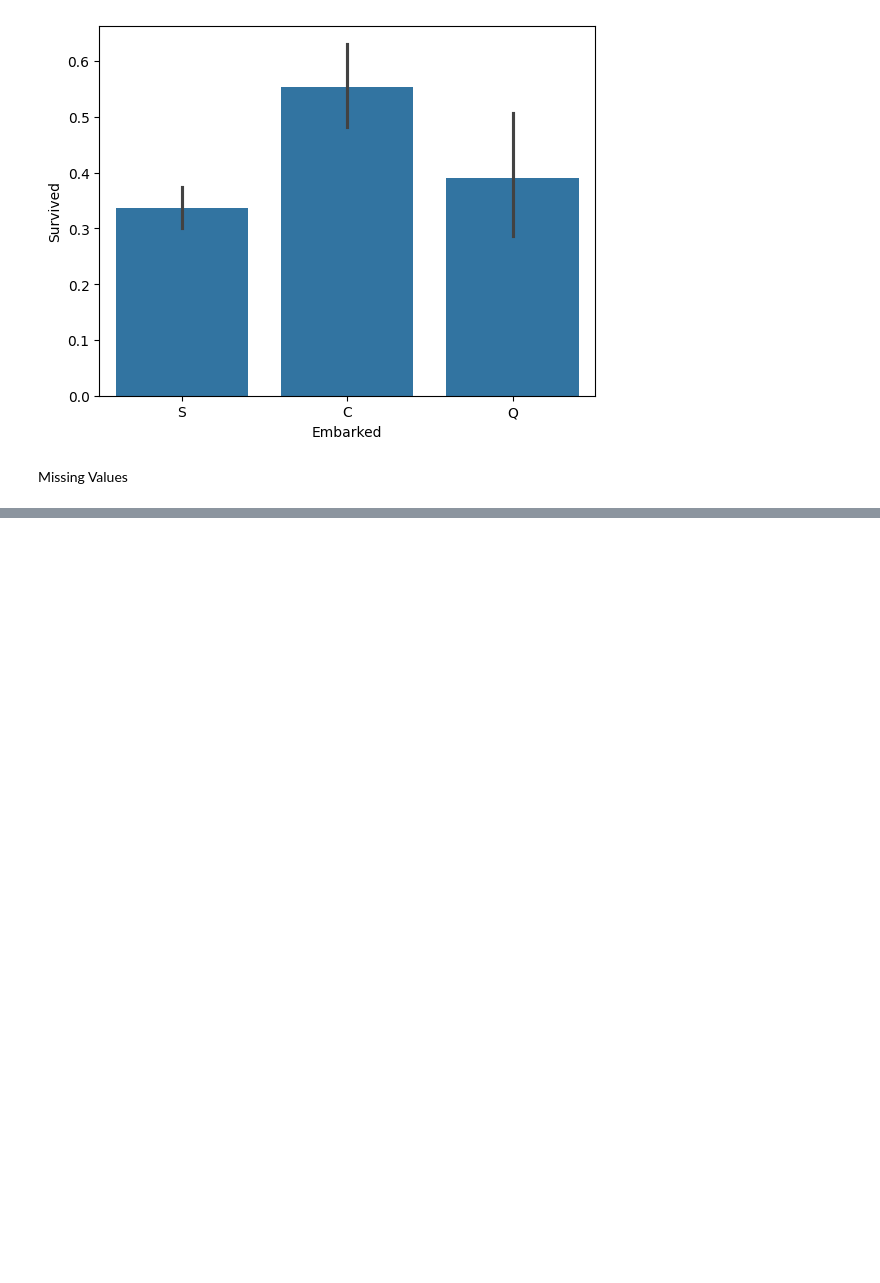
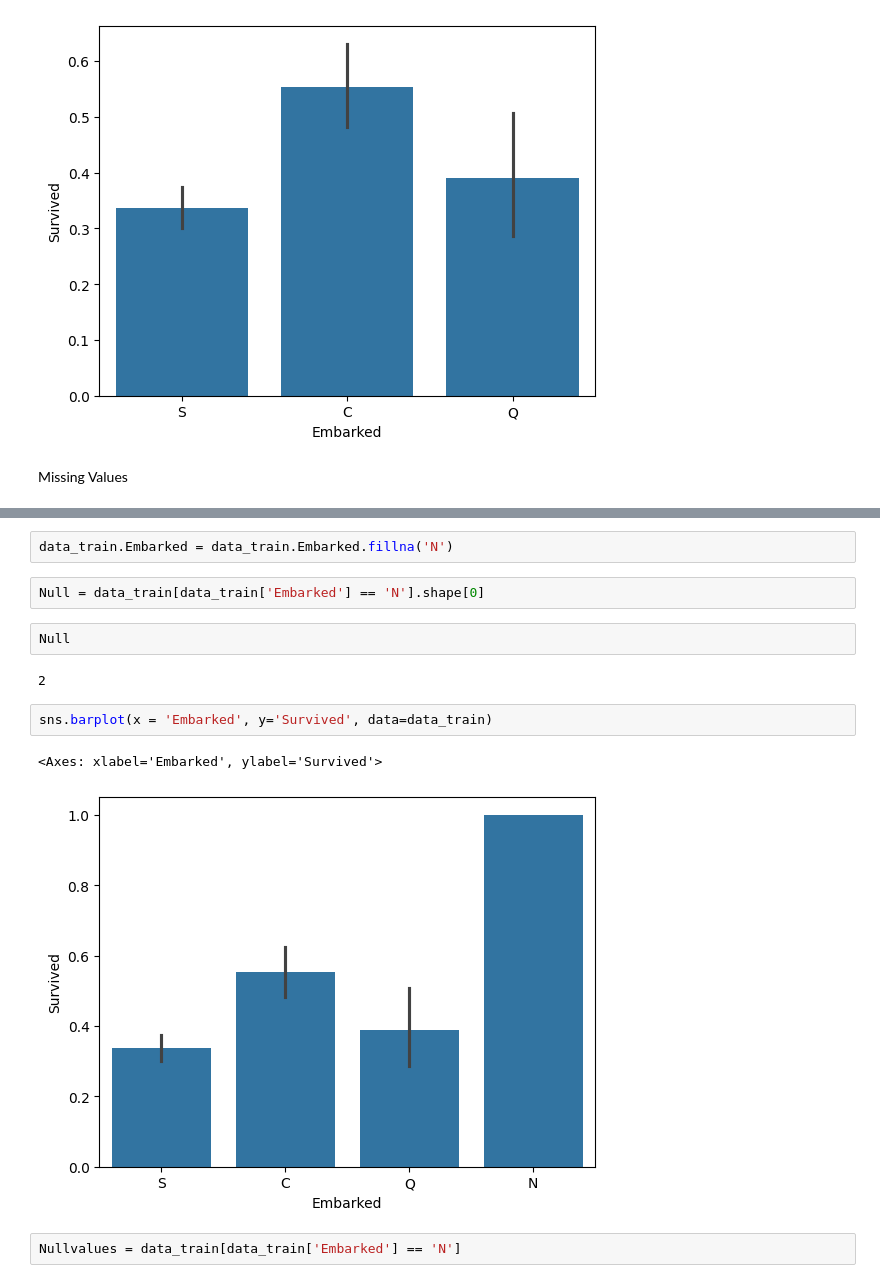
Before and after one commit to HARMESH095/Titanic, a Jupyter notebook: TITANIC/prediction.ipynb, the cells around one changed output, grey strips where cells are left out. Drawn from its saved outputs; the diff is of its cells as text; blank space fills up the shorter version.

```diff
--- a/TITANIC/prediction.ipynb
+++ b/TITANIC/prediction.ipynb
@@ -195,0 +221,15 @@ Missing Values
+# %%
+data_train.Embarked = data_train.Embarked.fillna('N')
+# %%
+Null = data_train[data_train['Embarked'] == 'N'].shape[0]
+# %%
+Null
+# %% [output]
+2
+# %%
+sns.barplot(x = 'Embarked', y='Survived', data=data_train)
+# %% [output]
+<Axes: xlabel='Embarked', ylabel='Survived'>
+[figure, added]
+# %%
+Nullvalues = data_train[data_train['Embarked'] == 'N']
```
Also changed, not shown: parts of 15 cells of this notebook.
